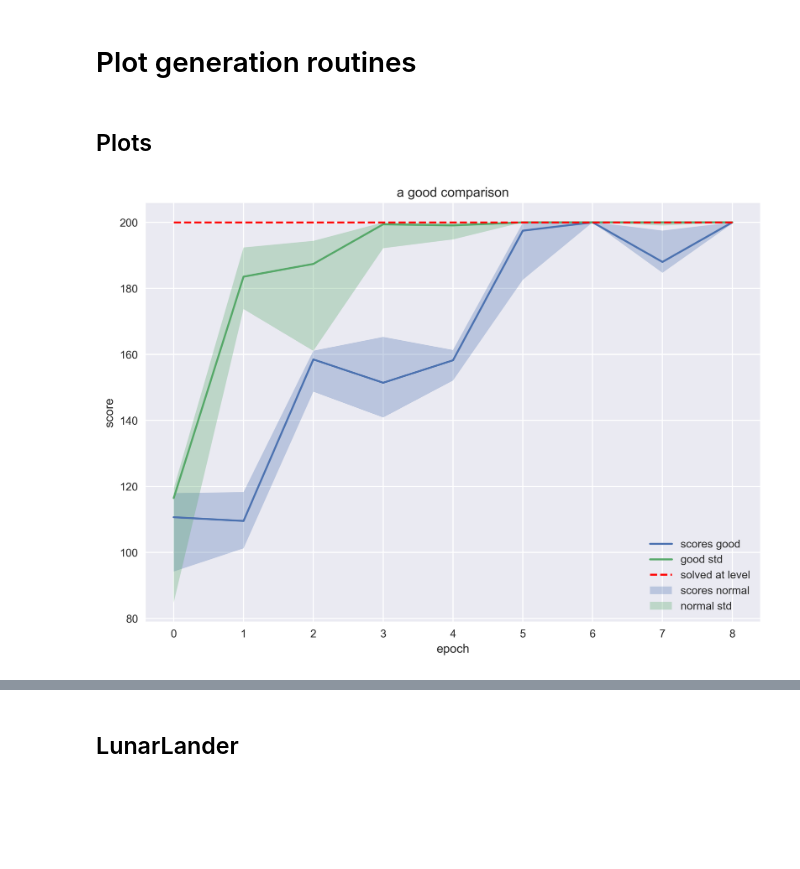
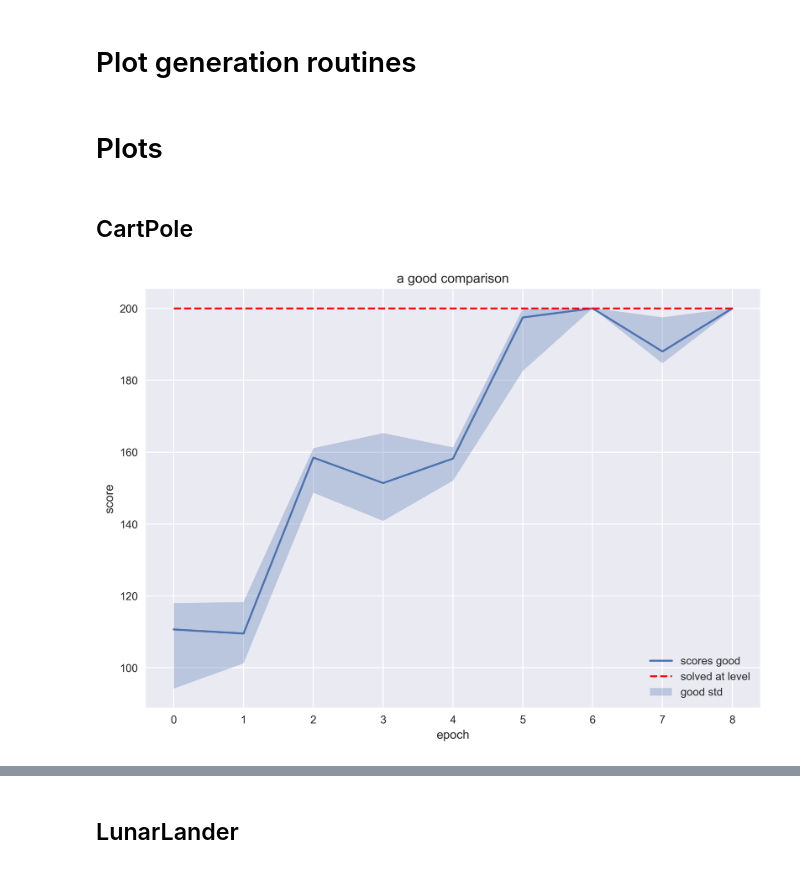
Before and after one commit to mtsokol/hms-neuroevolution, a Jupyter notebook: notebooks/plot_drawing.ipynb, the cells around one changed output, grey strips where cells are left out. Drawn from its saved outputs; the diff is of its cells as text; code cells hidden in the pictures; blank space fills up the shorter version.

```diff
--- a/notebooks/plot_drawing.ipynb
+++ b/notebooks/plot_drawing.ipynb
@@ -61,13 +10,14 @@ def make_plots(paths: List[str], legend: List[str], title: str, save_path: str,
 # %% [markdown]
-## Plots
+# Plots
+# %% [markdown]
+## CartPole
 # %%
 basePath = '/Users/mateusz/PycharmProjects/uber-rl/'
-name_1 = 'experiment-2021-03-21--15-21'
-name_2 = 'experiment-2021-03-21--22-21'
-legend = ['scores good', 'good std','scores normal', 'normal std']
+name_1 = 'experiment-2021-03-27--12-01'
+legend = ['scores good', 'good std']
 title = 'a good comparison'
 save_path = 'cart_pole.png'
 
-make_plots([basePath + name_1, basePath + name_2], legend, title, save_path, solved_at = 200.)
+make_plots([basePath + name_1], legend, title, save_path, solved_at = 200.)
 # %% [output]
-[figure, old version]
+[figure, new version]
```
Also changed, not shown: parts of 9 cells of this notebook, 14 other files.
